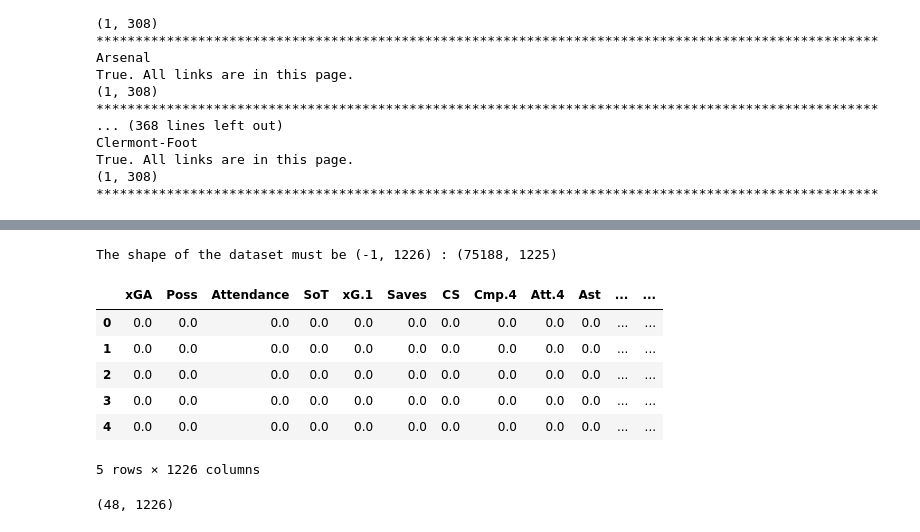
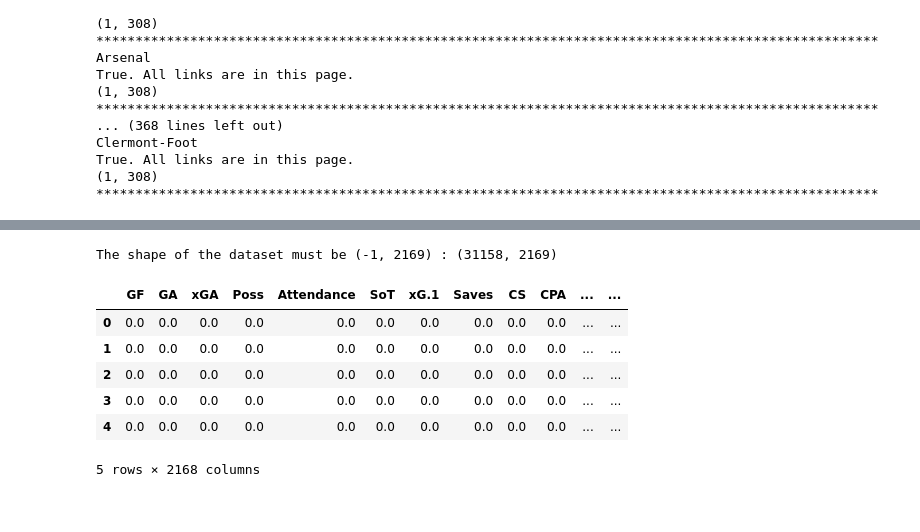
Before and after one commit to Moomad0373/Football-Predicting, a Jupyter notebook: FutureMatches.ipynb, the cells around one changed output, grey strips where cells are left out. Cells and saved outputs as stored; diff of their text form; code cells hidden in the pictures.

```diff
--- a/FutureMatches.ipynb
+++ b/FutureMatches.ipynb
@@ -244,4 +252,4 @@ True. All links are in this page.
 # %%
 data = pd.read_csv('Futures.csv')
 # %%
-data.fillna(0, axis=0)
+data.fillna(0, axis=0, inplace=True)
@@ -280,9 +269,9 @@ def preprocess_data(data):
                       'O_Recov', 'O_Won', 'O_Lost', 'O_Won%',
                       'O_SoTA', 'O_Save%', 'O_PKatt', 'O_PKA', 'O_PKsv', 'O_PKm', 'O_Cmp', 'O_Att', 'O_Cmp%',
                       'O_Att (GK)', 'O_Thr', 'O_Launch%', 'O_AvgLen', 'O_Att.1', 'O_Launch%.1', 'O_AvgLen.1', 'O_Opp',
-                      'O_Stp', 'O_Stp%', 'O_#OPA', 'O_AvgDist', 'Time', 'Round', 'GF', 'GA', 'G-xG', 'O_G-xG', 'np:G-xG',
-                      'O_np:G-xG', 'GCA', 'O_GCA'
-                      ]  # 144 columns
+                      'O_Stp', 'O_Stp%', 'O_#OPA', 'O_AvgDist', 'Time', 'Round', 'G-xG', 'O_G-xG', 'np:G-xG',
+                      'O_np:G-xG', 'GCA', 'O_GCA', 'Formation', 'Date', 'Result', 'Captain'
+                      ]  # 145 columns
     data.drop(remove_columns, axis=1, inplace=True)
     percentage_columns = [x for x in data.columns if '%' in x]
     data.drop(percentage_columns, axis=1, inplace=True)
@@ -340,38 +340,33 @@ complete_dataset.head()
 # %%
 def ForFutureMatches(merge_data):
-    merge_data = pd.get_dummies(merge_data, columns=[
-                          'Venue', 'Team', 'Opponent', 'Formation', 'Comp'], dtype=int)
-    merge_data.drop(['Result', 'Day', 'Captain', 'Referee', 'Date', 'MatchID'],
-                    axis=1, inplace=True)
+    merge_data = pd.get_dummies(merge_data, columns=['Comp', 'Day', 'Venue', 'Team',
+                                                     'Opponent', 'Referee'], dtype=int)
     # merge_data['weight'] = 1
-    print(f'The shape of the dataset must be (-1, 1226) : {merge_data.shape}')
+    print(f'The shape of the dataset must be (-1, 2169) : {merge_data.shape}')
     return merge_data
 # %%
 dd = ForFutureMatches(complete_dataset)
 # %% [output]
-The shape of the dataset must be (-1, 1226) : (75188, 1225)
+The shape of the dataset must be (-1, 2169) : (31158, 2169)
 # %%
-pr = np.zeros((48, 1225))
+pr = np.zeros((48, 2169))
 pr = pd.DataFrame(pr, columns=dd.columns)
 
-coln = ['Venue', 'Team', 'Opponent', 'Comp']
-for i in range(data.shape[0]):
-    for co in coln:
-        comp = data.iloc[i][co]
-        competition = f'{co}_' + str(comp)
-        pr.iloc[i][competition] = 1
+coln = ['Venue', 'Team', 'Opponent', 'Comp', 'Day']
+for co in coln:
+    for index, row in data.iterrows():
+        comp = row[co]
+        competition = f'{co}_' + str(int(comp))
+        pr.iloc[index][competition] = 1
 
 pr['weight'] = 1
+pr.drop('FTR', axis=1, inplace=True)
 pr.head()
 # %% [output]
-|  | xGA | Poss | Attendance | SoT | xG.1 | Saves | CS | Cmp.4 | Att.4 | Ast | ... | ... |
+|  | GF | GA | xGA | Poss | Attendance | SoT | xG.1 | Saves | CS | CPA | ... | ... |
 | 0 | 0.0 | 0.0 | 0.0 | 0.0 | 0.0 | 0.0 | 0.0 | 0.0 | 0.0 | 0.0 | ... | ... |
 | 1 | 0.0 | 0.0 | 0.0 | 0.0 | 0.0 | 0.0 | 0.0 | 0.0 | 0.0 | 0.0 | ... | ... |
 | 2 | 0.0 | 0.0 | 0.0 | 0.0 | 0.0 | 0.0 | 0.0 | 0.0 | 0.0 | 0.0 | ... | ... |
 | 3 | 0.0 | 0.0 | 0.0 | 0.0 | 0.0 | 0.0 | 0.0 | 0.0 | 0.0 | 0.0 | ... | ... |
 | 4 | 0.0 | 0.0 | 0.0 | 0.0 | 0.0 | 0.0 | 0.0 | 0.0 | 0.0 | 0.0 | ... | ... |
-5 rows × 1226 columns
+5 rows × 2168 columns
-# %%
-pr.shape
-# %% [output]
-(48, 1226)
```
Also changed, not shown: parts of 7 cells of this notebook, 11 other files.
